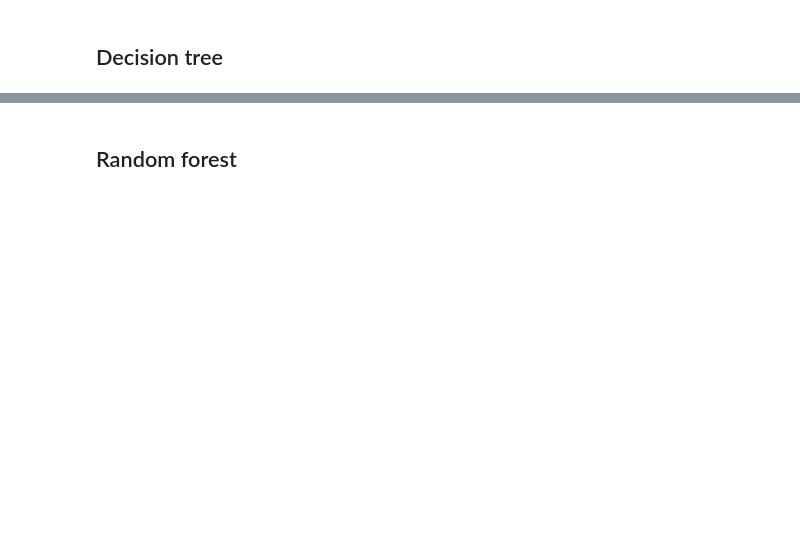
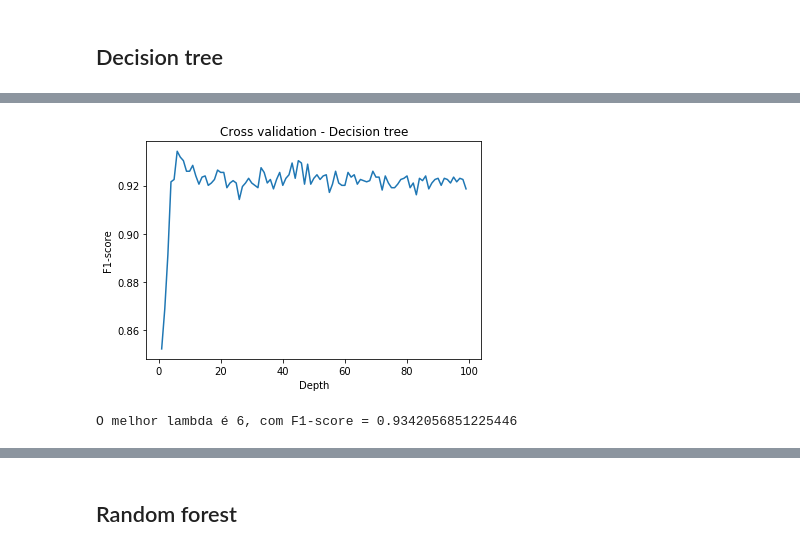
Before and after one commit to RenatoEly/aprendizagemDeMaquina, a Jupyter notebook: Ex4/previsao_deputados.ipynb, the cells around one changed output, grey strips where cells are left out. Cells and saved outputs as stored; diff of their text form; code cells hidden in the pictures; blank space fills up the shorter version.

```diff
--- a/Ex4/previsao_deputados.ipynb
+++ b/Ex4/previsao_deputados.ipynb
@@ -147,9 +155,7 @@ print("O melhor lambda é {0}, com F1-score = {1}".format(cv_knnUnbalanced.idxma
 [figure]
 O melhor lambda é 23, com F1-score = 0.6416932630127661
 # %%
-k_list = np.arange(1,300,1).tolist()
-
-cv_knnBalanced = [f1_cv(KNeighborsClassifier(n_neighbors = n), x_cc, y_cc, 5).mean()
+cv_knnBalanced = [cv_report(KNeighborsClassifier(n_neighbors = n), x_cc, y_cc, 5).mean()
             for n in k_list]
 # %%
 cv_knnBalanced = pd.Series(cv_knnBalanced, index = k_list)
@@ -180,9 +198,12 @@ cv_tree = [f1_cv(DecisionTreeClassifier(max_depth=depth), x_cc, y_cc, 5).mean()
             for depth in depth_list]
 # %%
-cv_tree = pd.Series(cv_tree, index = depth_list)
-cv_tree.plot(title = "Cross validation - Decision tree")
+cv_treeBalanced = pd.Series(cv_treeBalanced, index = depth_list)
+cv_treeBalanced.plot(title = "Cross validation - Decision tree")
 plt.xlabel("Depth")
 plt.ylabel("F1-score")
 plt.show()
 
-print("O melhor lambda é {0}, com F1-score = {1}".format(cv_tree.idxmax(), cv_tree.max()))
+print("O melhor lambda é {0}, com F1-score = {1}".format(cv_treeBalanced.idxmax(), cv_treeBalanced.max()))
+# %% [output]
+[figure, added]
+O melhor lambda é 6, com F1-score = 0.9342056851225446
```
Also changed, not shown: parts of 36 cells of this notebook, 1 other file.
